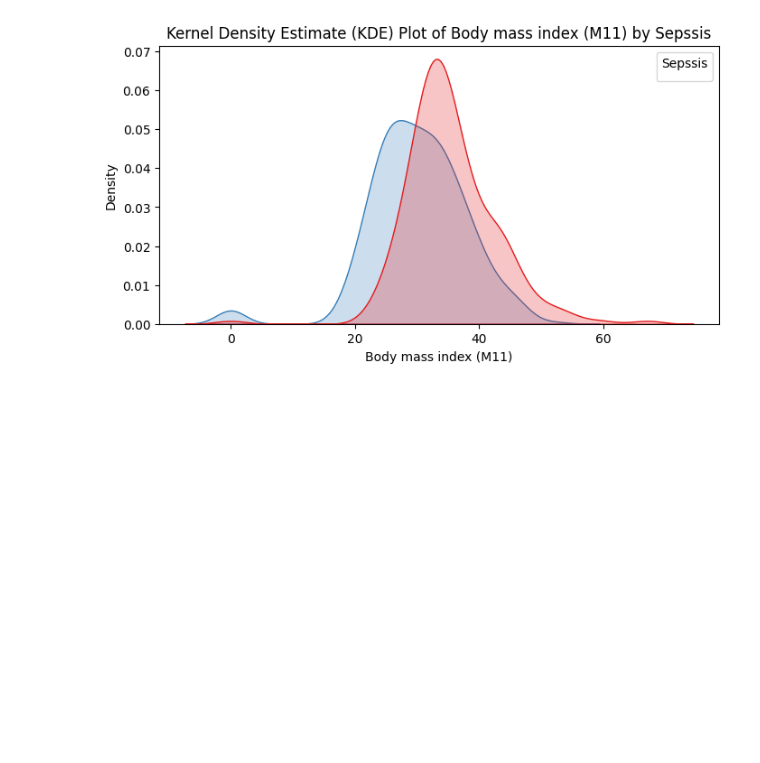
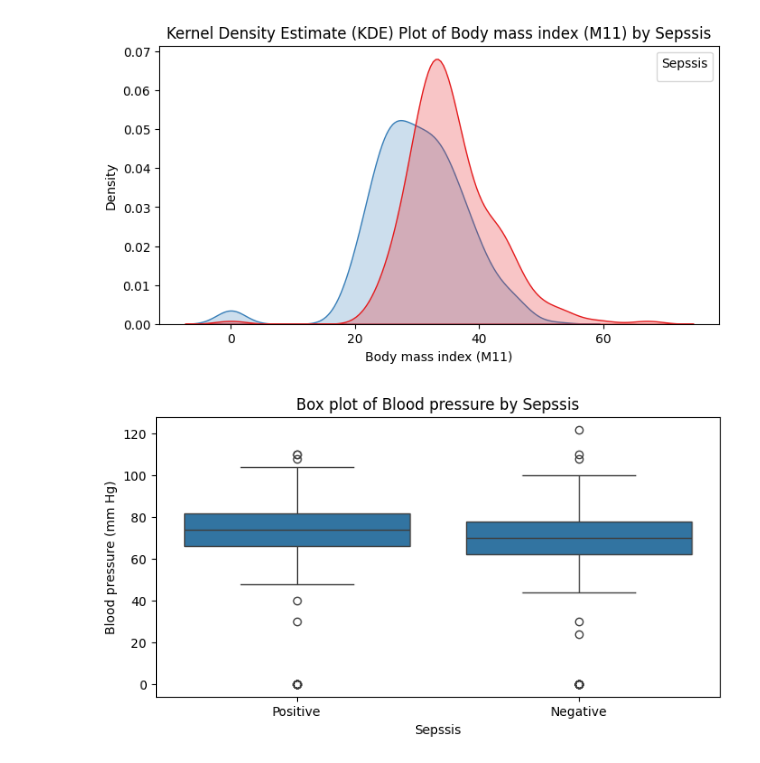
Before and after one commit to Lmarufu/Machine-Learning-with-FastAPI, a Jupyter notebook: notebook.ipynb, the cells around one changed output. Drawn from its saved outputs; the diff is of its cells as text; code cells hidden in the pictures; blank space fills up the shorter version.

```diff
--- a/notebook.ipynb
+++ b/notebook.ipynb
@@ -209,3 +426,13 @@ plt.show()
 # %% [output]
 No artists with labels found to put in legend.  Note that artists whose label start with an underscore are ignored when legend() is called with no argument.
 [figure]
+# %%
+# Box plot for Blood pressure (PR) by Sepssis
+plt.figure(figsize=(8, 4))
+sns.boxplot(x='Sepssis', y='PR', data=df)
+plt.title('Box plot of Blood pressure by Sepssis')
+plt.xlabel('Sepssis')
+plt.ylabel('Blood pressure (mm Hg)')
+plt.show()
+# %% [output]
+[figure, added]
```
Also changed, not shown: parts of 35 cells of this notebook, 2 other files.
